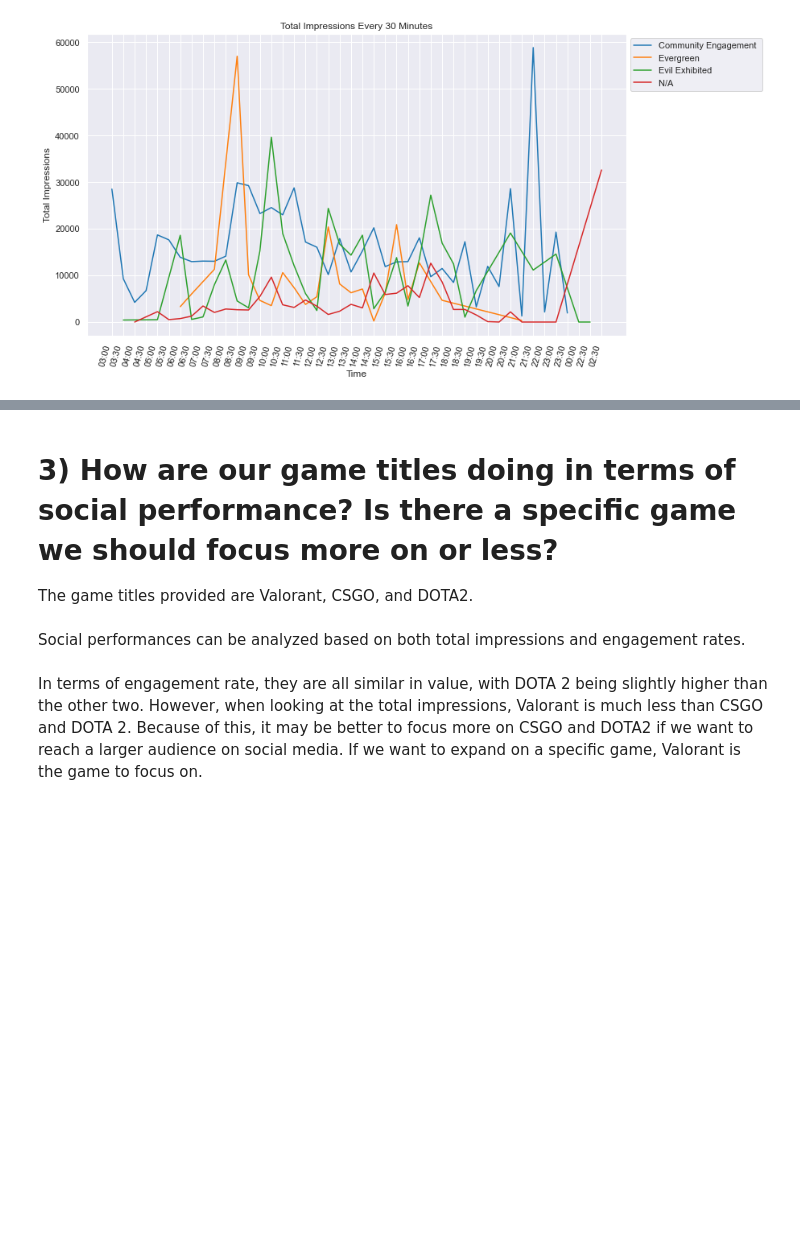
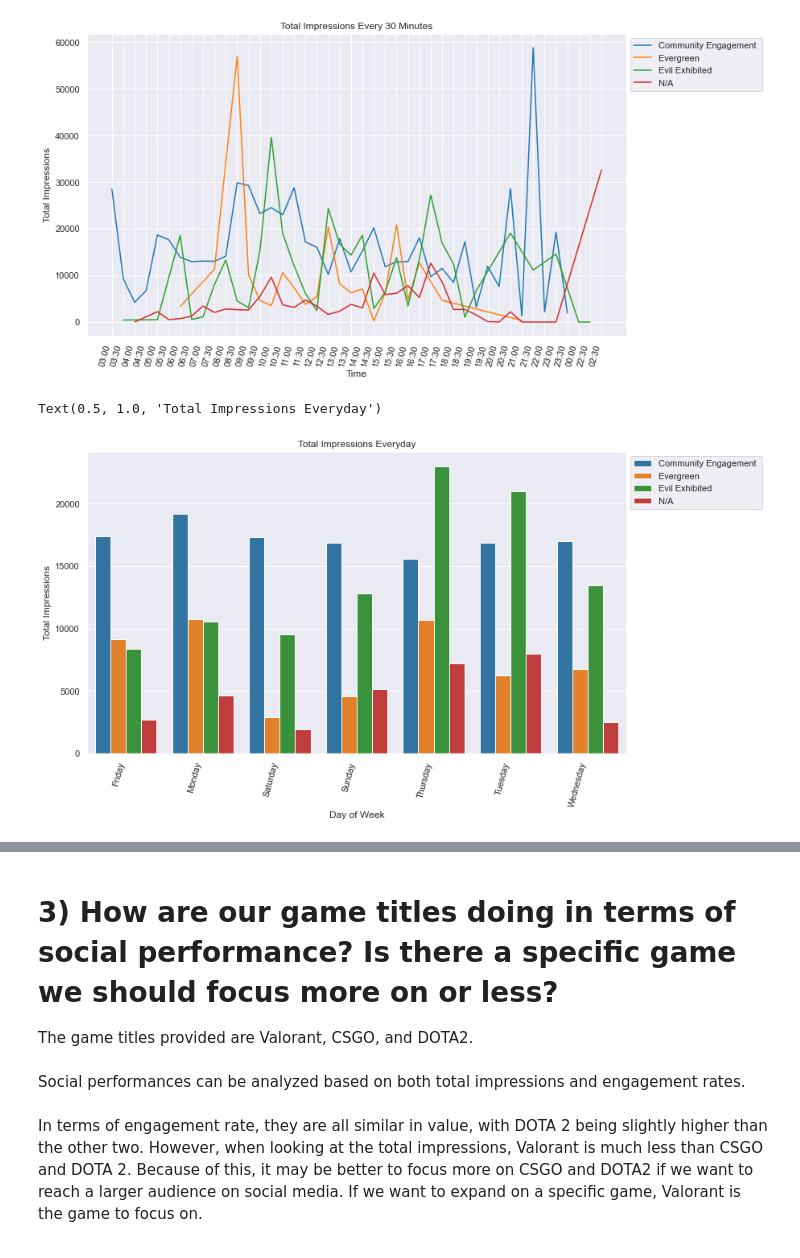
Before and after one commit to KevinSong0428/DataAnalystAssessment, a Jupyter notebook: Updated.ipynb, the cells around one changed output, grey strips where cells are left out. Drawn from its saved outputs; the diff is of its cells as text; code cells hidden in the pictures; blank space fills up the shorter version.

Commit message:
Updated assessment for interview, fixed a bug. Added a few annotations and graphs.

```diff
--- a/Updated.ipynb
+++ b/Updated.ipynb
@@ -288,3 +289,28 @@ plt.title("Total Impressions Every 30 Minutes")
 # %% [output]
 Text(0.5, 1.0, 'Total Impressions Every 30 Minutes')
 [figure]
+# %%
+# BAR PLOT OF TOTAL IMPRESSION EVERYDAY FOR EACH CAMPAIGN NAME
+#
+#
+sns.set_context("notebook")
+# adjust the figure size to spread out the labels
+plt.figure(figsize=(10, 6))
+# rotate the x-axis labels
+plt.xticks(rotation=75, ha='right')  # rotate the labels and align them to the right
+plt.tight_layout()
+
+
+# group data based on day of week and campaign name
+gd = copyDf.groupby(["Campaign Name",'Day of Week']).mean()
+
+# reset the index
+gd.reset_index(inplace=True)
+
+ax = sns.barplot(x = "Day of Week", y = "Total Impressions", data = gd, hue = "Campaign Name")
+ax.legend(bbox_to_anchor=(1, 1))
+ax.set_ylabel("Total Impressions")
+plt.title("Total Impressions Everyday")
+# %% [output]
+Text(0.5, 1.0, 'Total Impressions Everyday')
+[figure, added]
```
Also changed, not shown: parts of 5 cells of this notebook.
